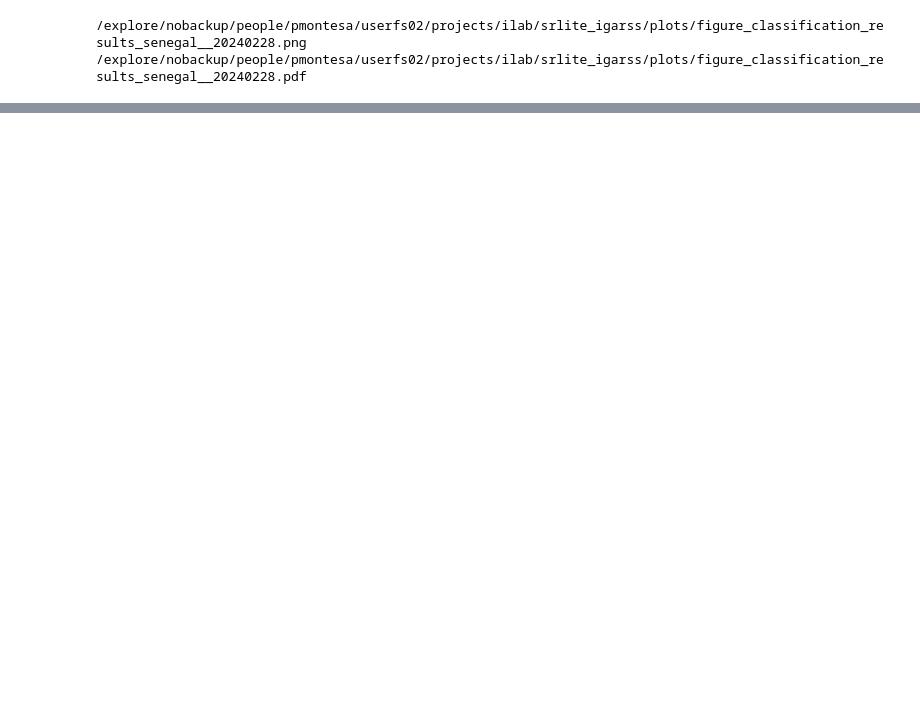
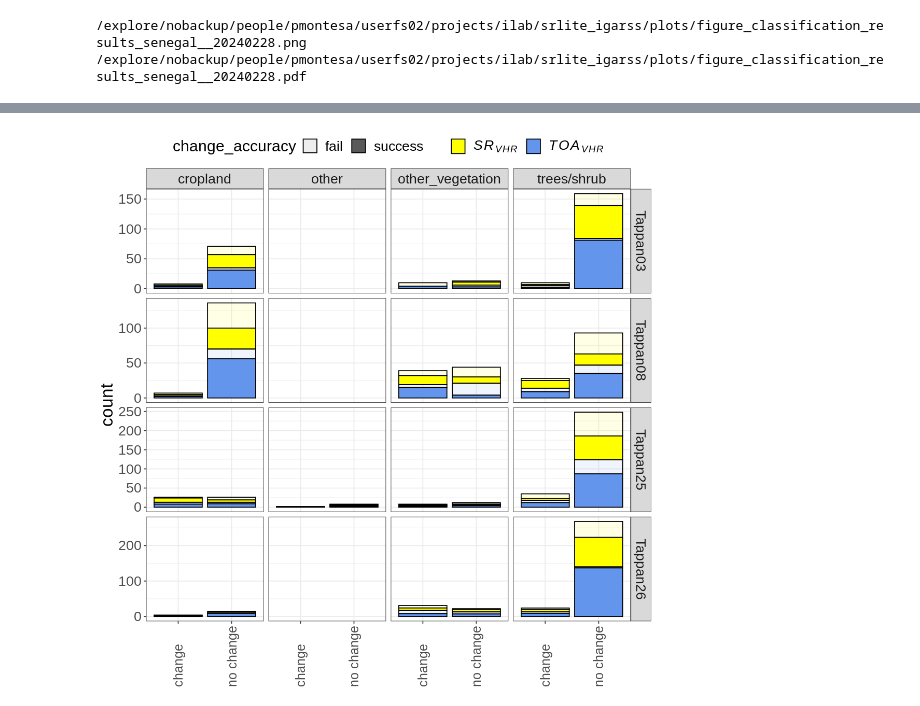
Before and after one commit to pahbs/geoscitools, a Jupyter notebook: srlite_senegal_classification_results.ipynb, the cells around one changed output, grey strips where cells are left out. Drawn from its saved outputs; the diff is of its cells as text; code cells hidden in the pictures; blank space fills up the shorter version.

Commit message:
senegal class results nb

```diff
--- a/srlite_senegal_classification_results.ipynb
+++ b/srlite_senegal_classification_results.ipynb
@@ -264 +256,3 @@ for(OUT_TYPE in c('png', 'pdf')){
+# %%
+outdir_jordan = '/explore/nobackup/people/jacaraba/projects/SRLite/Paper'
 # %%
@@ -276,0 +282,14 @@ ERROR: Error in ggplotly(map_vhr): could not find function "ggplotly"
+# %%
+toDate <- function(year, month, day) {
+    ISOdate(year, month, day)
+}
+# %%
+results$change_reference = ifelse((results$aggregated_class_time1 - results$aggregated_class_time2)==0, 'no change', 'change')
+results$change_spaceborne = ifelse((results$prediction_time1 - results$prediction_time2)==0, 'no change', 'change')
+results$change_accuracy = ifelse(results$change_spaceborne == results$change_reference, 'success', 'fail')
+results = results %>%
+    rowwise() %>%
+    mutate(date_t2 = toDate(year_time2, month_time2, day_time2))  %>%
+    mutate(date_t1 = toDate(year_time1, month_time1, day_time1)) %>%
+    as.data.frame() %>%
+    mutate(date_diff = difftime(date_t2, date_t1, units='days') )
@@ -276,0 +356,27 @@ ERROR: Error in ggplotly(map_vhr): could not find function "ggplotly"
+# %%
+options(repr.plot.height = 9, repr.plot.width = 9, warn=-1)
+
+results %>% drop_na() %>%
+    #filter(type == 'crop' | type == 'tree') %>%
+    filter(scene != 'SR[reference]' ) %>%
+    droplevels() %>%
+    ggplot(aes(x=change_reference, fill=scene, alpha=change_accuracy))+
+            scale_fill_manual(values=c('yellow','cornflowerblue'), name=NULL, labels=scene_labels[2:3]) +
+            #geom_violin() +
+            geom_bar(position = "stack", color='black') +
+            facet_grid(scene_id~aggregated_class_type_time1,  scales='free_y') +
+            #coord_cartesian(ylim=c(0,100)) +
+            theme_bw() +
+            theme(text=element_text(size=20),
+                  axis.text.x=element_text(size=15, angle=90 ,hjust=0,vjust=0.5),
+                 legend.text.align = 0,
+                 legend.position="top",
+          legend.title = element_text(size=18),
+          legend.background = element_rect(color='white') ) +
+            # guides(fill=guide_legend(title.position = "top", label.position = "bottom", legend.position='horizontal'
+            #                          ,keywidth = unit(.125, "cm"), keyheight = unit(1, "cm")
+            #                         )
+            #       ) +
+            labs(x=NULL)
+# %% [output]
+[figure, added]
```
Also changed, not shown: parts of 13 cells of this notebook.
